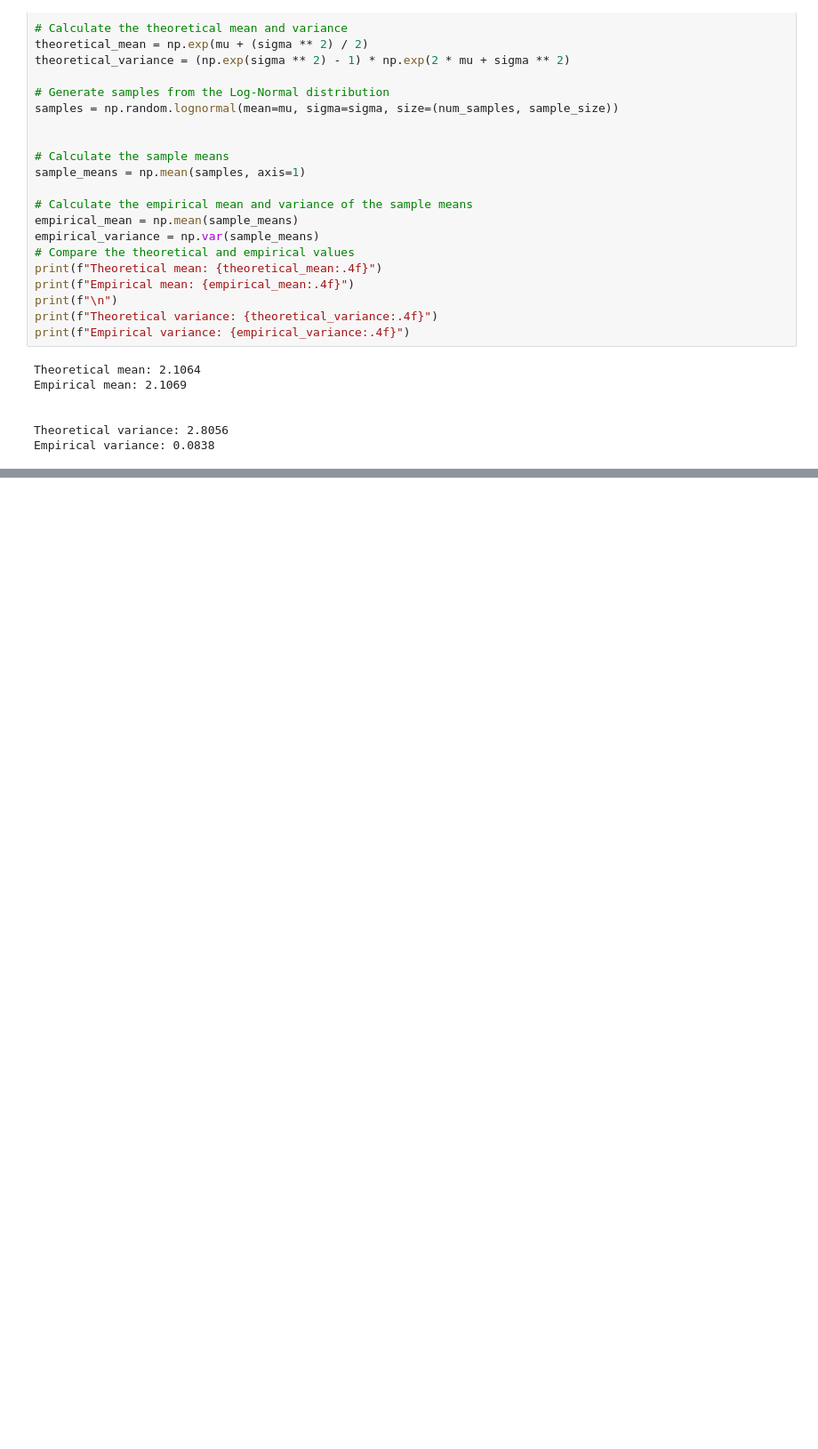
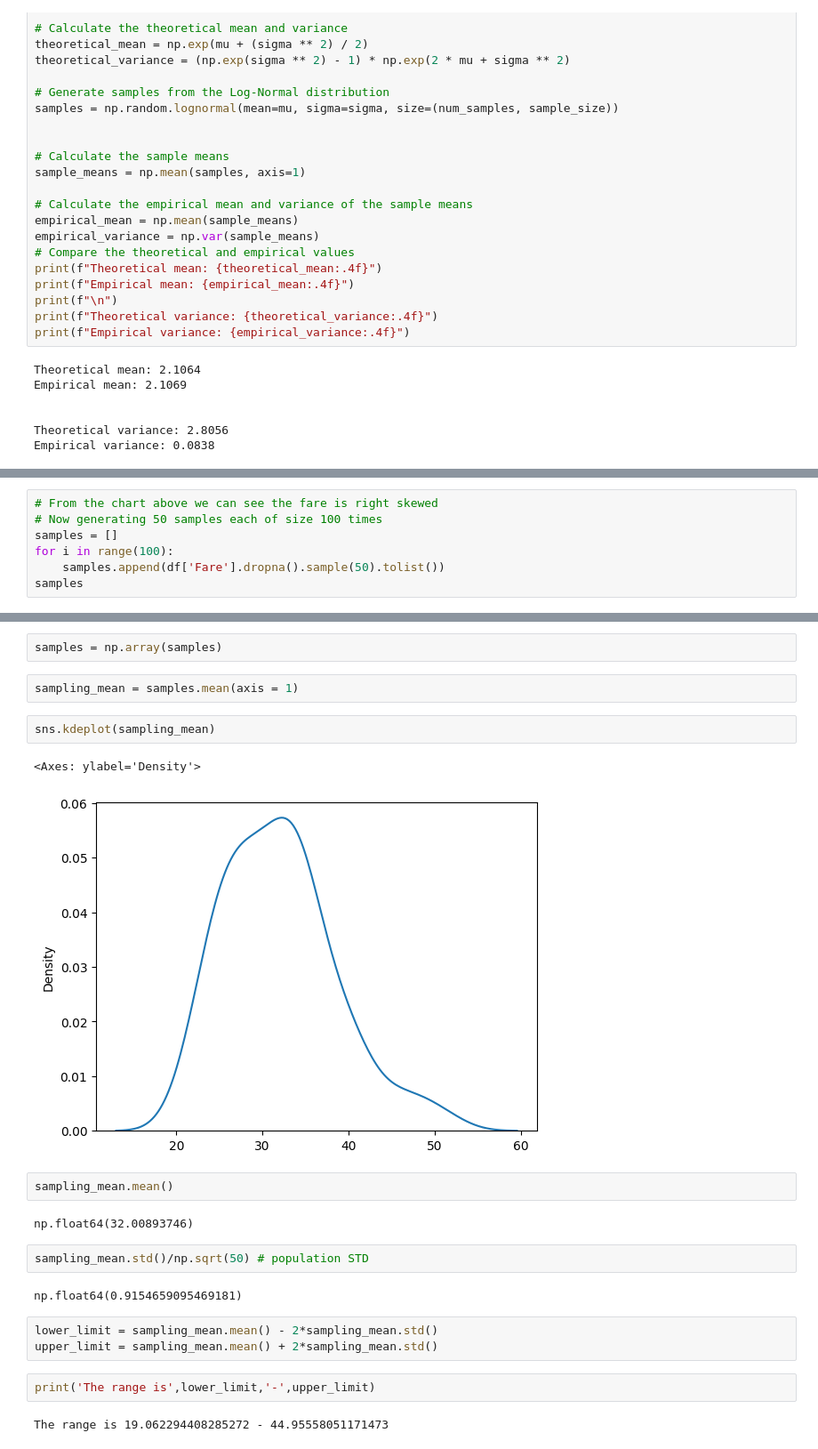
Before and after one commit to anshulkansal121/Python-Programming, a Jupyter notebook: Statistics/Descriptive Statistics/Central Limit Theorem.ipynb, the cells around one changed output, grey strips where cells are left out. Shown at 89% size. Drawn from its saved outputs; the diff is of its cells as text; blank space fills up the shorter version.

```diff
--- a/Statistics/Descriptive Statistics/Central Limit Theorem.ipynb
+++ b/Statistics/Descriptive Statistics/Central Limit Theorem.ipynb
@@ -61,0 +121,7 @@ Empirical variance: 0.0838
+# %%
+# From the chart above we can see the fare is right skewed
+# Now generating 50 samples each of size 100 times
+samples = []
+for i in range(100):
+    samples.append(df['Fare'].dropna().sample(50).tolist())
+samples
@@ -61,0 +146,24 @@ Empirical variance: 0.0838
+# %%
+samples = np.array(samples)
+# %%
+sampling_mean = samples.mean(axis = 1)
+# %%
+sns.kdeplot(sampling_mean)
+# %% [output]
+<Axes: ylabel='Density'>
+[figure, added]
+# %%
+sampling_mean.mean()
+# %% [output]
+np.float64(32.00893746)
+# %%
+sampling_mean.std()/np.sqrt(50) # population STD
+# %% [output]
+np.float64(0.9154659095469181)
+# %%
+lower_limit = sampling_mean.mean() - 2*sampling_mean.std()
+upper_limit = sampling_mean.mean() + 2*sampling_mean.std()
+# %%
+print('The range is',lower_limit,'-',upper_limit)
+# %% [output]
+The range is 19.062294408285272 - 44.95558051171473
```
Also changed, not shown: parts of 7 cells of this notebook.
